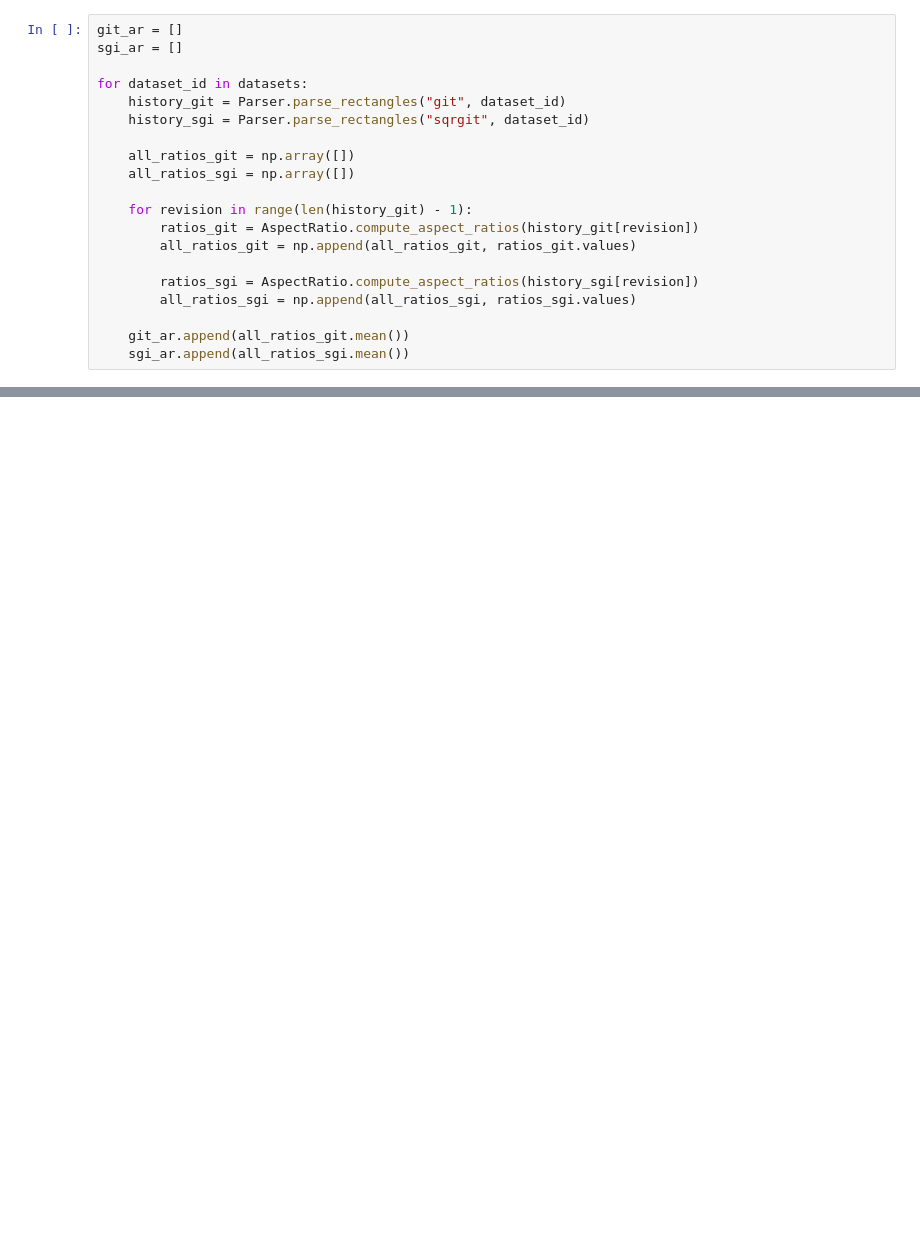
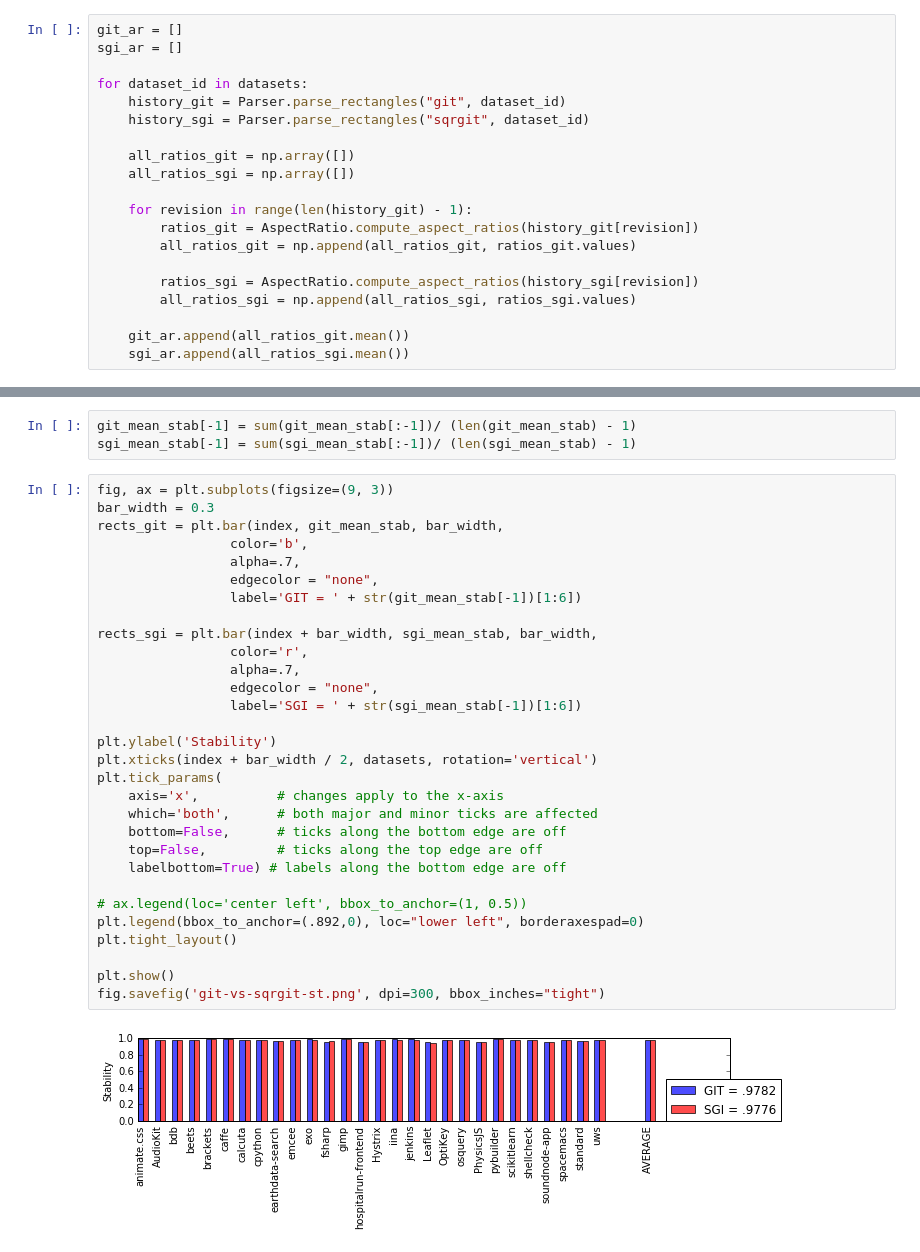
Before and after one commit to EduardoVernier/alternative-metrics, a Jupyter notebook: Notebooks/SQRGITvsGIT.ipynb, the cells around one changed output, grey strips where cells are left out. Saved outputs shown, nothing was run; the diff lists cells and outputs as text; blank space fills up the shorter version.

```diff
--- a/Notebooks/SQRGITvsGIT.ipynb
+++ b/Notebooks/SQRGITvsGIT.ipynb
@@ -130,0 +128,35 @@ AVG SGI =  0.37114223557
+# %%
+git_mean_stab[-1] = sum(git_mean_stab[:-1])/ (len(git_mean_stab) - 1)
+sgi_mean_stab[-1] = sum(sgi_mean_stab[:-1])/ (len(sgi_mean_stab) - 1)
+# %%
+fig, ax = plt.subplots(figsize=(9, 3))
+bar_width = 0.3
+rects_git = plt.bar(index, git_mean_stab, bar_width,
+                 color='b',
+                 alpha=.7,
+                 edgecolor = "none",
+                 label='GIT = ' + str(git_mean_stab[-1])[1:6])
+
+rects_sgi = plt.bar(index + bar_width, sgi_mean_stab, bar_width,
+                 color='r',
+                 alpha=.7,
+                 edgecolor = "none",
+                 label='SGI = ' + str(sgi_mean_stab[-1])[1:6])
+
+plt.ylabel('Stability')
+plt.xticks(index + bar_width / 2, datasets, rotation='vertical')
+plt.tick_params(
+    axis='x',          # changes apply to the x-axis
+    which='both',      # both major and minor ticks are affected
+    bottom=False,      # ticks along the bottom edge are off
+    top=False,         # ticks along the top edge are off
+    labelbottom=True) # labels along the bottom edge are off
+
+# ax.legend(loc='center left', bbox_to_anchor=(1, 0.5))
+plt.legend(bbox_to_anchor=(.892,0), loc="lower left", borderaxespad=0)
+plt.tight_layout()
+
+plt.show()
+fig.savefig('git-vs-sqrgit-st.png', dpi=300, bbox_inches="tight")
+# %% [output]
+[figure, added]
```
Also changed, not shown: parts of 10 cells of this notebook, 3 other files.
